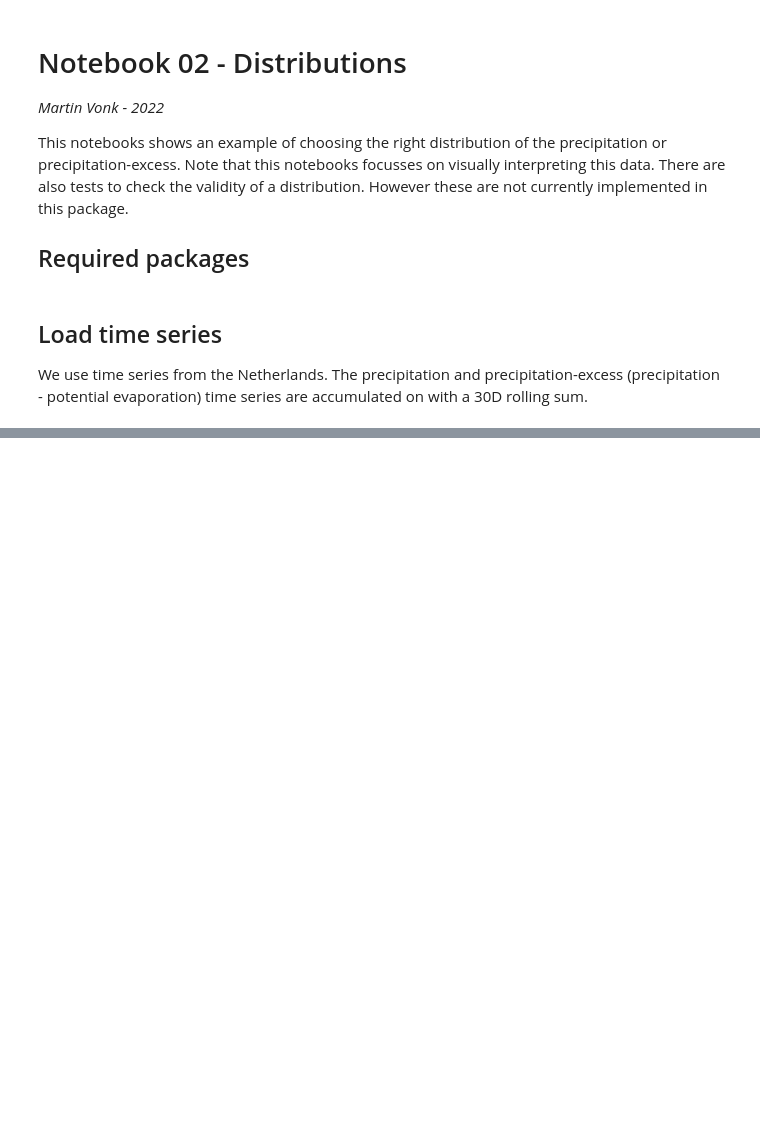
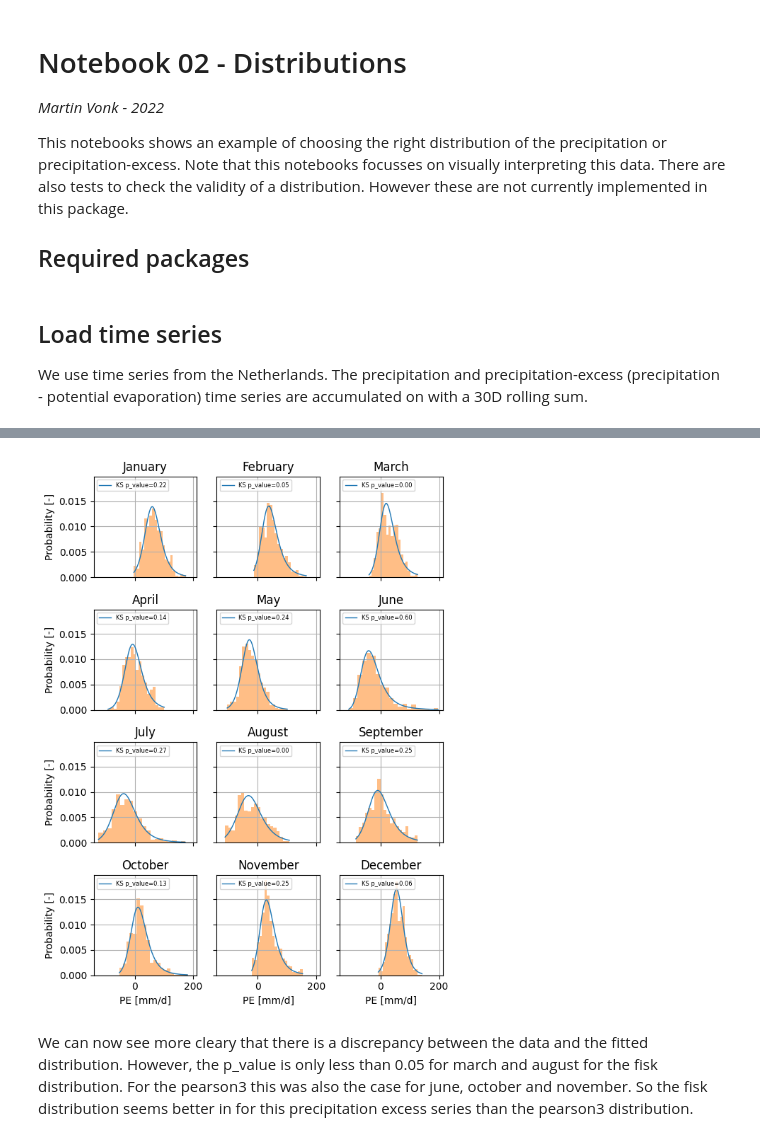
Before and after one commit to martinvonk/SPEI, a Jupyter notebook: doc/examples/example02_distributions.ipynb, the cells around one changed output, grey strips where cells are left out. Cells and saved outputs as stored; diff of their text form; code cells hidden in the pictures; blank space fills up the shorter version.

```diff
--- a/doc/examples/example02_distributions.ipynb
+++ b/doc/examples/example02_distributions.ipynb
@@ -103,0 +101,33 @@ plt.suptitle(
+# %%
+freq = "ME"
+dist = scs.fisk
+
+f, axl = plt.subplots(4, 3, figsize=(6, 8), sharey=True, sharex=True)
+axsr = axl.ravel()
+for date, grval in dfval.groupby(pd.Grouper(freq=freq)):
+    data = si.utils.get_data_series(grval).sort_values()
+    fd = si.dist.FittedDist(data=data, dist=dist)
+    pdf = fd.pdf()
+    p_value = fd.ks_test()
+    axsr[date.month - 1].plot(
+        data.values, pdf.values, color="C0", linewidth=1, label=f"KS {p_value=:0.2f}"
+    )
+    axsr[date.month - 1].hist(
+        data.values,
+        alpha=0.5,
+        density=True,
+        cumulative=False,
+        bins=20,
+        color="C1",
+    )
+    axsr[date.month - 1].set_title(month_name[date.month])
+    axsr[date.month - 1].grid(True)
+    axsr[date.month - 1].legend(loc=2, fontsize=6)
+
+[ax.set_ylabel("Probability [-]") for ax in axl[:, 0]]
+[ax.set_xlabel("PE [mm/d]") for ax in axl[-1, :]]
+f.tight_layout()
+# %% [output]
+[figure, added]
+# %% [markdown]
+We can now see more cleary that there is a discrepancy between the data and the fitted distribution. However, the p_value is only less than 0.05 for march and august for the fisk distribution. For the pearson3 this was also the case for june, october and november. So the fisk distribution seems better in for this precipitation excess series than the pearson3 distribution.
```
Also changed, not shown: parts of 22 cells of this notebook.
